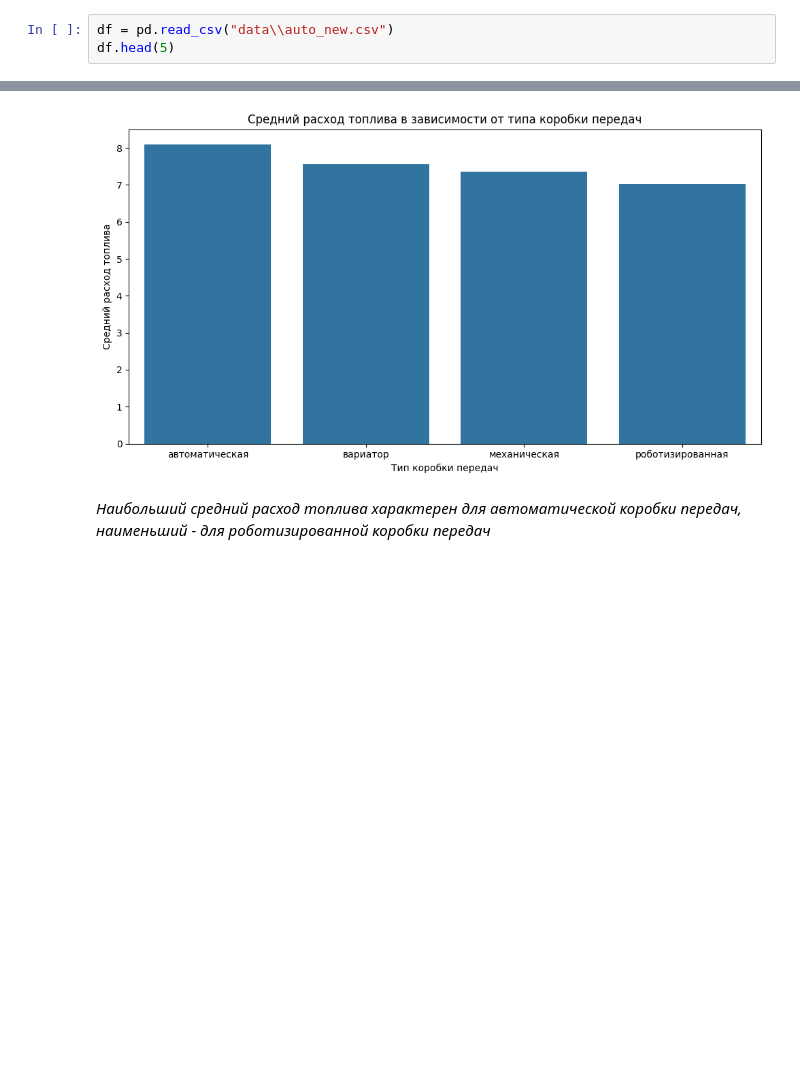
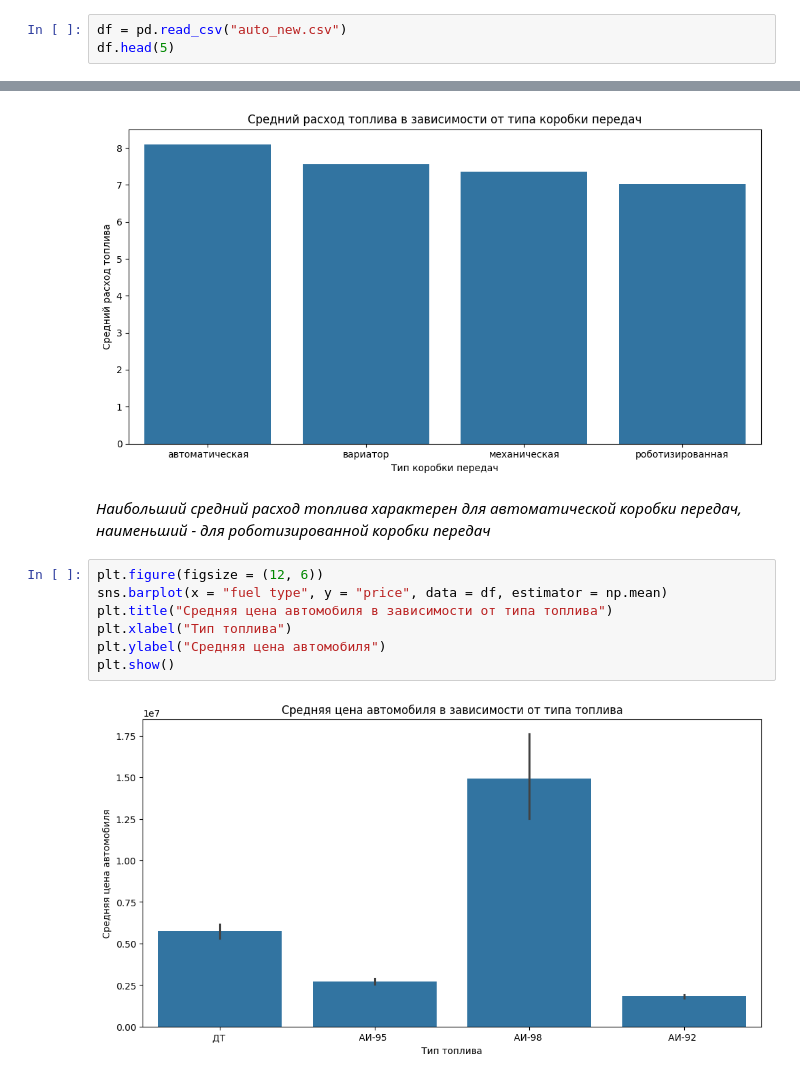
Before and after one commit to fckingauss/lovely-project, a Jupyter notebook: visualization.ipynb, the cells around one changed output, grey strips where cells are left out. Cells and saved outputs as stored; diff of their text form; blank space fills up the shorter version.

```diff
--- a/visualization.ipynb
+++ b/visualization.ipynb
@@ -10,7 +10,7 @@ import seaborn as sns
 # %% [markdown]
 *Подгружаем файл*
 # %%
-df = pd.read_csv("data\\auto_new.csv")
+df = pd.read_csv("auto_new.csv")
 df.head(5)
 # %% [output]
 |  | model auto | year of production | mileage | exterior colour | tax | transmission | wheel drive | ... |
@@ -147,3 +147,12 @@ plt.show()
 [figure]
 # %% [markdown]
 *Наибольший средний расход топлива характерен для автоматической коробки передач, наименьший - для роботизированной коробки передач*
+# %%
+plt.figure(figsize = (12, 6))
+sns.barplot(x = "fuel type", y = "price", data = df, estimator = np.mean)
+plt.title("Средняя цена автомобиля в зависимости от типа топлива")
+plt.xlabel("Тип топлива")
+plt.ylabel("Средняя цена автомобиля")
+plt.show()
+# %% [output]
+[figure, added]
```
Also changed, not shown: parts of 14 cells of this notebook, 3 other files.
